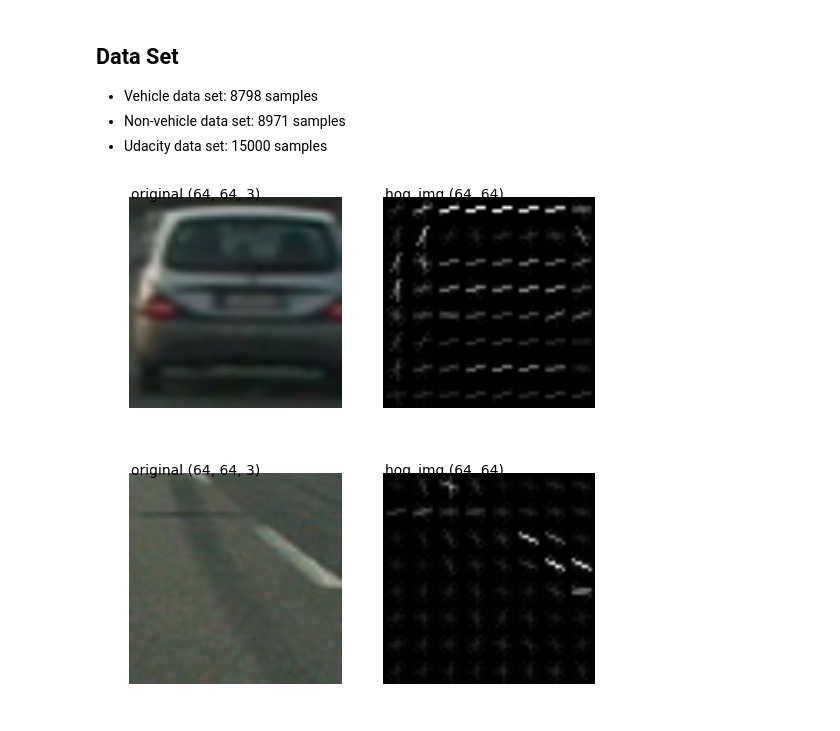
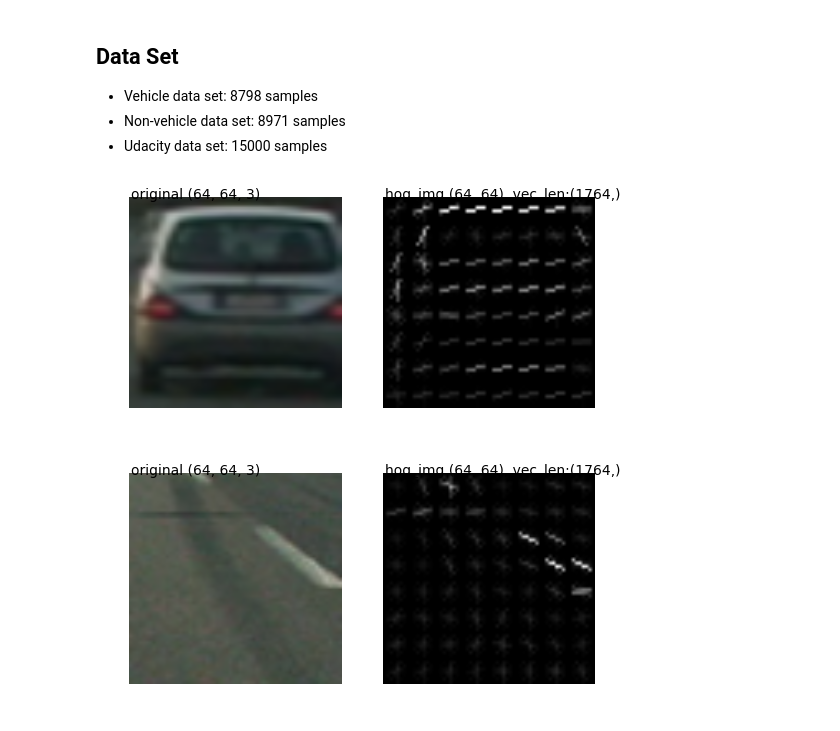
Before and after one commit to cygnus77/vehicle-detection, a Jupyter notebook: VehicleDetection.ipynb, the cells around one changed output. Drawn from its saved outputs; the diff is of its cells as text; code cells hidden in the pictures.

```diff
--- a/VehicleDetection.ipynb
+++ b/VehicleDetection.ipynb
@@ -47,26 +47,26 @@ def plotSubImage(img, caption):
 # %% [markdown]
 ## Histogram of Oriented Gradients (HOG) Features
 # %%
-def get_feature_image(image, colorspace, channel):
+def color_conv_image(image, colorspace, channel):
     # apply color conversion if other than 'RGB'
     if colorspace != 'RGB':
         if colorspace == 'HSV':
-            feature_image = cv2.cvtColor(image, cv2.COLOR_RGB2HSV)
+            cc_image = cv2.cvtColor(image, cv2.COLOR_RGB2HSV)
         elif colorspace == 'LUV':
-            feature_image = cv2.cvtColor(image, cv2.COLOR_RGB2LUV)
+            cc_image = cv2.cvtColor(image, cv2.COLOR_RGB2LUV)
         elif colorspace == 'HLS':
-            feature_image = cv2.cvtColor(image, cv2.COLOR_RGB2HLS)
+            cc_image = cv2.cvtColor(image, cv2.COLOR_RGB2HLS)
         elif colorspace == 'YUV':
-            feature_image = cv2.cvtColor(image, cv2.COLOR_RGB2YUV)
+            cc_image = cv2.cvtColor(image, cv2.COLOR_RGB2YUV)
         elif colorspace == 'YCrCb':
-            feature_image = cv2.cvtColor(image, cv2.COLOR_RGB2YCrCb)
+            cc_image = cv2.cvtColor(image, cv2.COLOR_RGB2YCrCb)
     else:
-        feature_image = np.copy(image)
+        cc_image = np.copy(image)
 
     if channel == 'ALL':
-        return feature_image
+        return cc_image
     else:
-        return feature_image[:,:,channel]
+        return cc_image[:,:,channel]
 
 # Define a function to return HOG features and visualization for a single channel
 def get_hog_feature_vector(img, orient, pix_per_cell, cell_per_block,visualise=False):
@@ -81,8 +81,7 @@ def get_hog_feature_vector_multi_channel(feature_image, orient, pix_per_cell, ce
             hog_features.append(get_hog_feature_vector(feature_image[:,:,channel],
                                 orient, pix_per_cell, cell_per_block))
     else:
-        hog_features = get_hog_feature_vector(feature_image,
-                                                       orient, pix_per_cell, cell_per_block)
+        hog_features = get_hog_feature_vector(feature_image, orient, pix_per_cell, cell_per_block)
 
     return np.ravel(hog_features)
 
@@ -122,21 +121,21 @@ hog_channel = 'ALL'  # Can be 0, 1, 2, or "ALL"
 # %%
 def hog_sample(fname):
     global imgNo
     image = loadImage(fname)
-    feature_image = get_feature_image(image, colorspace, hog_channel)
-    if len(feature_image.shape) > 1:
-        feature_image = feature_image[:,:,0]
-    fvec, hog_img = get_hog_feature_vector(feature_image, orient, pix_per_cell, cell_per_block, visualise=True)
+    cc_image = color_conv_image(image, colorspace, hog_channel)
+    if len(cc_image.shape) > 1:
+        cc_image = cc_image[:,:,0]
+    fvec, hog_img = get_hog_feature_vector(cc_image, orient, pix_per_cell, cell_per_block, visualise=True)
     plt.figure()
     imgNo = 1
     plotSubImage(image, 'original {0}'.format(image.shape))
-    plotSubImage(hog_img, 'hog_img {0}'.format(hog_img.shape))
+    plotSubImage(hog_img, 'hog_img {0}, vec_len:{1}'.format(hog_img.shape,fvec.shape))
 
 hog_sample('vehicles/GTI_MiddleClose/image0313.png')
 hog_sample('non-vehicles/GTI/image2319.png')
 # %% [output]
-[figure, old version]
+[figure, new version]
-[figure, old version]
+[figure, new version]
 # %%
 # Define a function to extract features from a list of images
 # Have this function call bin_spatial() and color_hist()
```
Also changed, not shown: parts of 5 cells of this notebook.
